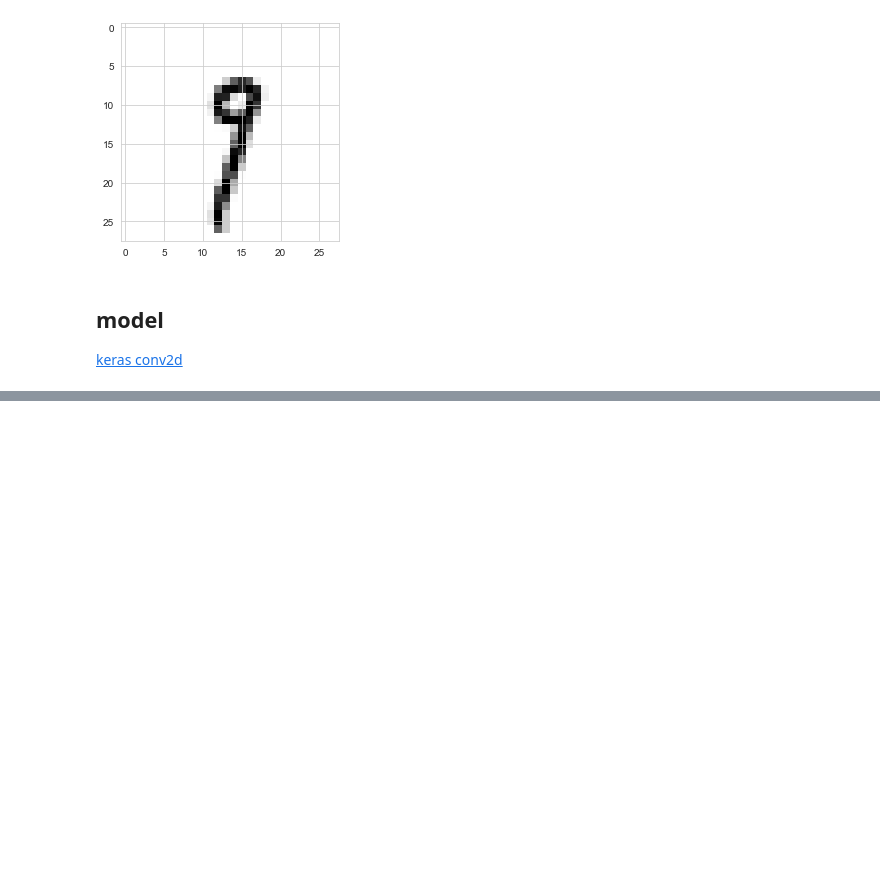
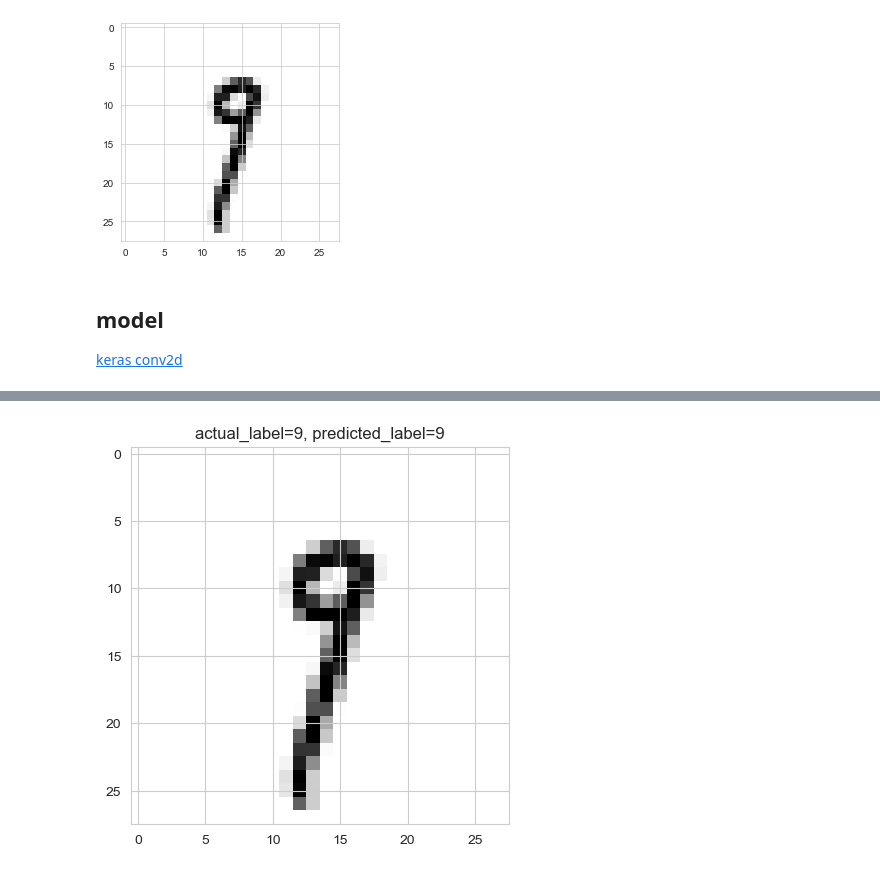
Before and after one commit to chuan-khuna/digit_kaggle, a Jupyter notebook: keras_model.ipynb, the cells around one changed output, grey strips where cells are left out. Saved outputs shown, nothing was run; the diff lists cells and outputs as text; code cells hidden in the pictures; blank space fills up the shorter version.

```diff
--- a/keras_model.ipynb
+++ b/keras_model.ipynb
@@ -110,0 +132,3 @@ model.p
+# %%
+predicted_ytrain = model.predict(X_train)
+predicted_ytest = model.predict(X_test)
@@ -110,0 +182,9 @@ model.p
+# %%
+train_df = pd.DataFrame(X_train.squeeze().reshape(X_train.squeeze().shape[0], 28*28))
+train_df['label'] = np.argmax(y_train, axis=1)
+
+test_df = pd.DataFrame(X_test.squeeze().reshape(X_test.squeeze().shape[0], 28*28))
+test_df['label'] = np.argmax(y_test, axis=1)
+# %%
+train_df['predicted_label'] = np.argmax(predicted_ytrain, axis=1)
+test_df['predicted_label'] = np.argmax(predicted_ytest, axis=1)
@@ -110,0 +207,11 @@ model.p
+# %%
+def plot_img(img_px, actual_label, predicted_label):
+    fig = plt.figure(figsize=(5, 5), dpi=100)
+    plt.imshow(img_px, cmap='Greys')
+
+    plt.title(f"{actual_label=:.0f}, {predicted_label=:.0f}")
+    plt.show()
+# %%
+plot_img(train_df.iloc[0, 0:784].values.reshape(28, 28), train_df.iloc[0]['label'], train_df.iloc[0]['predicted_label'])
+# %% [output]
+[figure, added]
```
Also changed, not shown: parts of 20 cells of this notebook, 10 other files.
